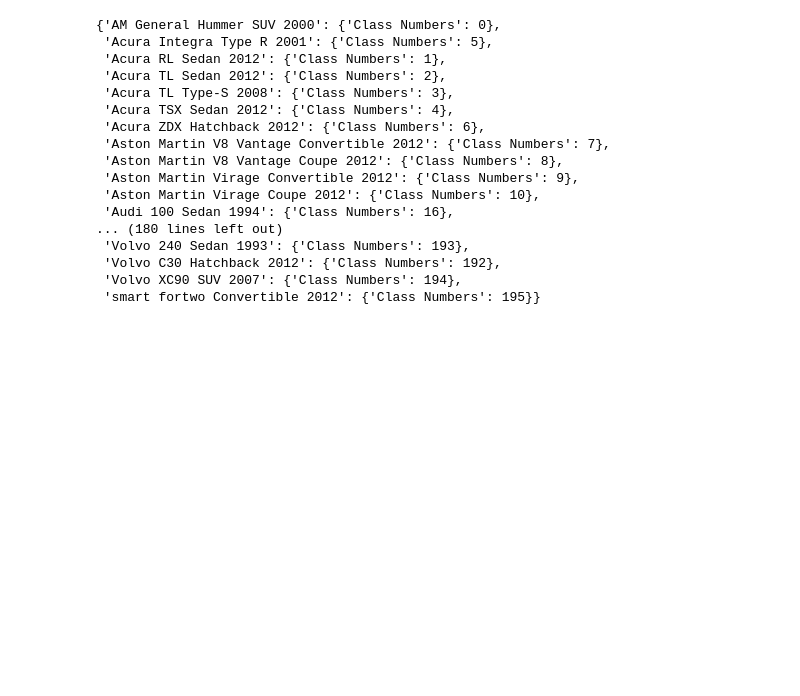
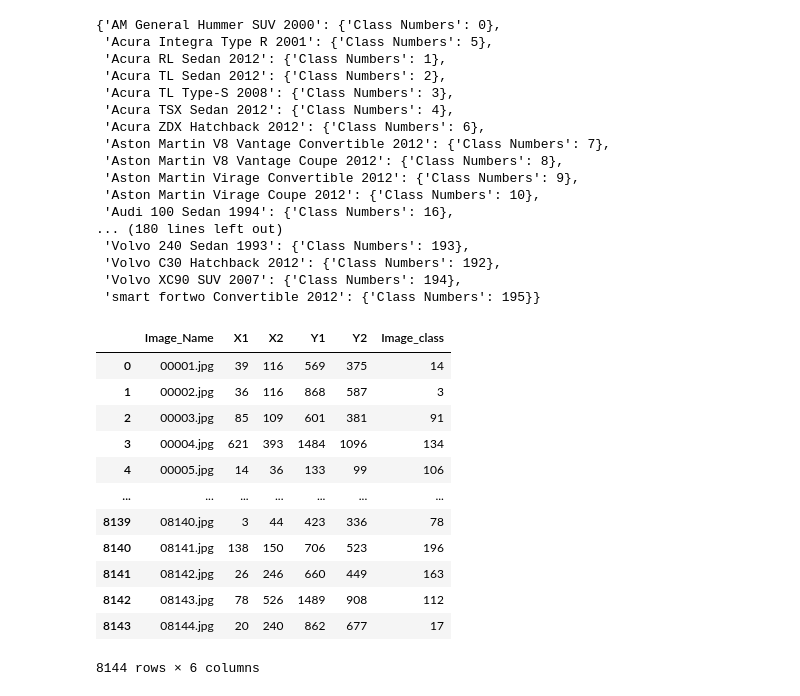
Before and after one commit to girijeshcse/car_finder, a Jupyter notebook: notebooks/Car_model_data_load.ipynb, the cells around one changed output. Drawn from its saved outputs; the diff is of its cells as text; code cells hidden in the pictures; blank space fills up the shorter version.

```diff
--- a/notebooks/Car_model_data_load.ipynb
+++ b/notebooks/Car_model_data_load.ipynb
@@ -99,3 +240,27 @@ car_map_dict
  'Volvo C30 Hatchback 2012': {'Class Numbers': 192},
  'Volvo XC90 SUV 2007': {'Class Numbers': 194},
  'smart fortwo Convertible 2012': {'Class Numbers': 195}}
+# %%
+import pandas as pd
+annotations_df = pd.read_csv("Annotations/Train Annotations.csv")
+annotations_df.rename(columns = {'Bounding Box coordinates':'X1'}, inplace = True)
+annotations_df.rename(columns = {'Unnamed: 2':'X2'}, inplace = True)
+annotations_df.rename(columns = {'Unnamed: 3':'Y1'}, inplace = True)
+annotations_df.rename(columns = {'Unnamed: 4':'Y2'}, inplace = True)
+annotations_df.rename(columns = {'Image class':'Image_class'}, inplace = True)
+annotations_df.rename(columns = {'Image Name':'Image_Name'}, inplace = True)
+annotations_df
+# %% [output]
+|  | Image_Name | X1 | X2 | Y1 | Y2 | Image_class |
+| 0 | 00001.jpg | 39 | 116 | 569 | 375 | 14 |
+| 1 | 00002.jpg | 36 | 116 | 868 | 587 | 3 |
+| 2 | 00003.jpg | 85 | 109 | 601 | 381 | 91 |
+| 3 | 00004.jpg | 621 | 393 | 1484 | 1096 | 134 |
+| 4 | 00005.jpg | 14 | 36 | 133 | 99 | 106 |
+| ... | ... | ... | ... | ... | ... | ... |
+| 8139 | 08140.jpg | 3 | 44 | 423 | 336 | 78 |
+| 8140 | 08141.jpg | 138 | 150 | 706 | 523 | 196 |
+| 8141 | 08142.jpg | 26 | 246 | 660 | 449 | 163 |
+| 8142 | 08143.jpg | 78 | 526 | 1489 | 908 | 112 |
+| 8143 | 08144.jpg | 20 | 240 | 862 | 677 | 17 |
+8144 rows × 6 columns
```
Also changed, not shown: parts of 20 cells of this notebook.
